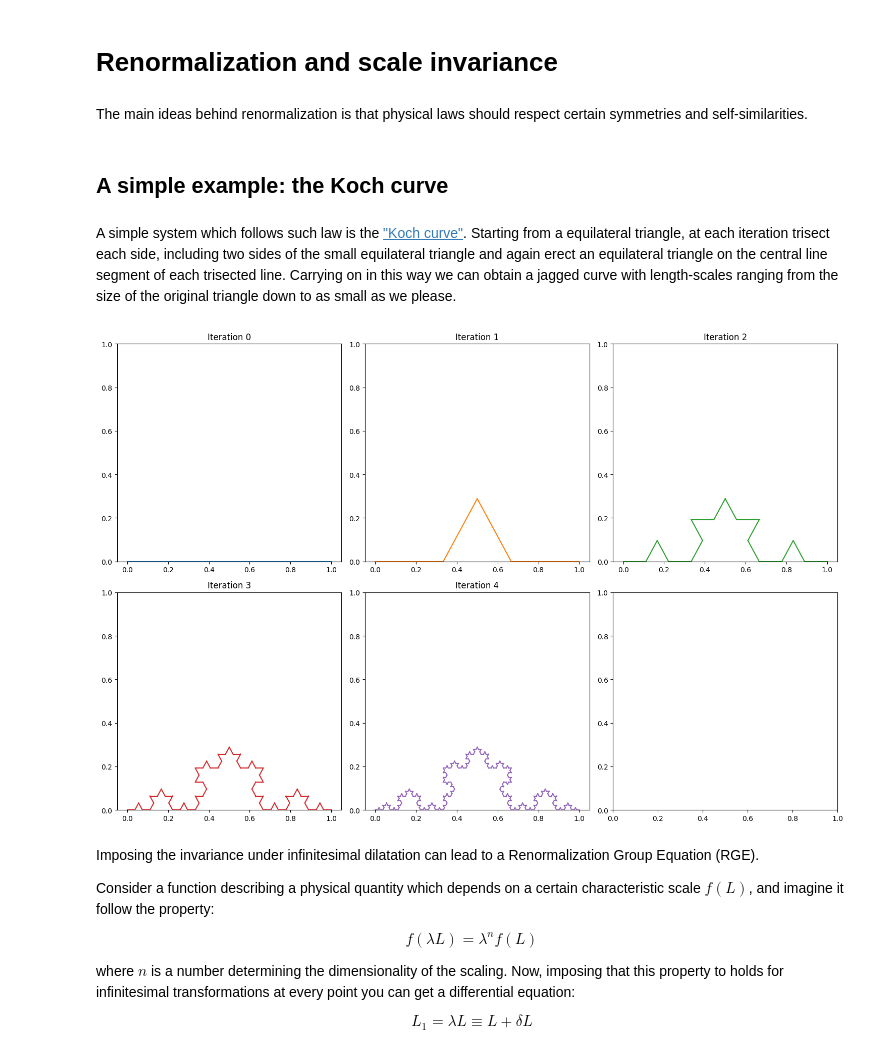
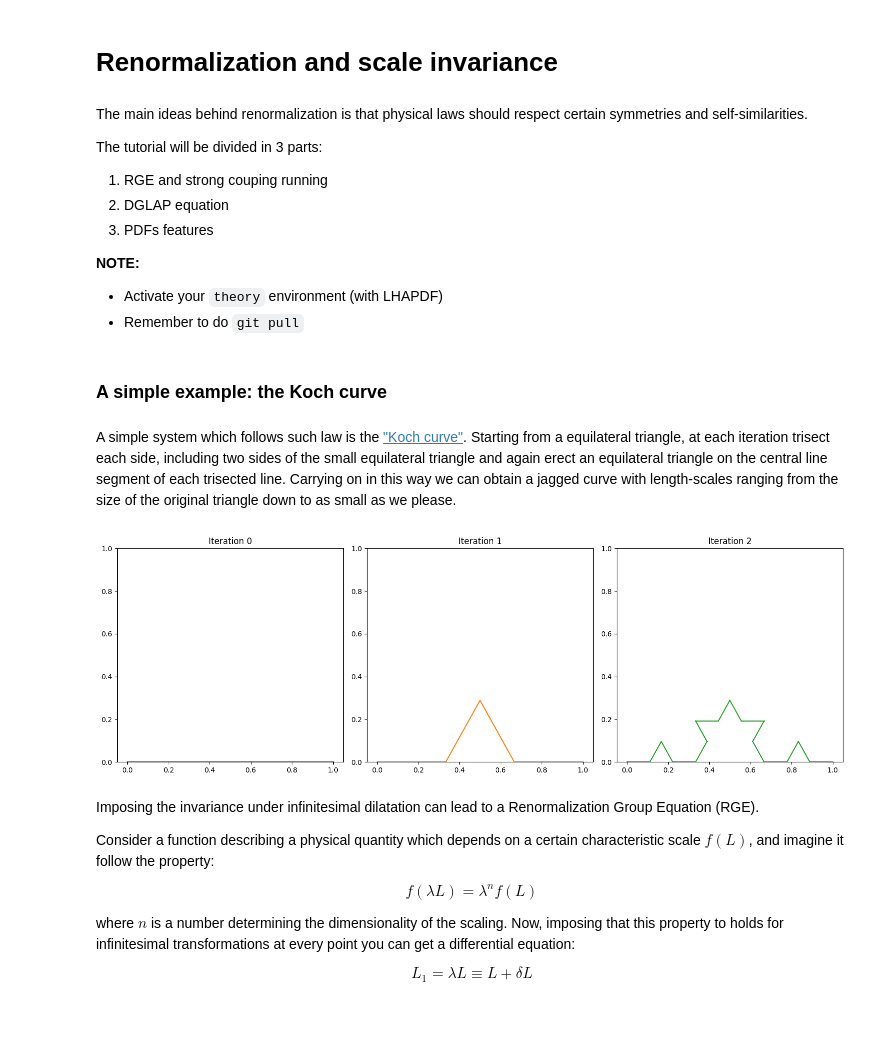
Before and after one commit to NNPDF/como-2023, a Jupyter notebook: w1t3-rge-pdfs/alpha_s.ipynb, the cells around one changed output. Saved outputs shown, nothing was run; the diff lists cells and outputs as text; code cells hidden in the pictures; blank space fills up the shorter version.

```diff
--- a/w1t3-rge-pdfs/alpha_s.ipynb
+++ b/w1t3-rge-pdfs/alpha_s.ipynb
@@ -6,8 +6,20 @@ import matplotlib.pyplot as plt
 # Renormalization and scale invariance
 # %% [markdown]
 The main ideas behind renormalization is that physical laws should respect certain symmetries and self-similarities.
+
+The tutorial will be divided in 3 parts:
+
+1.  RGE and strong couping running
+2.  DGLAP equation
+3.  PDFs features
+
+
+**NOTE:**
+
+* Activate your `theory` environment (with LHAPDF)
+* Remember to do `git pull`
 # %% [markdown]
-## A simple example: the Koch curve
+### A simple example: the Koch curve
 # %% [markdown]
 A simple system which follows such law is the ["Koch curve"](https://en.wikipedia.org/wiki/Koch_snowflake).
 Starting from a equilateral triangle, at each iteration trisect each side,
@@ -43,35 +55,35 @@ def koch_curve(x: npt.ArrayLike) -> npt.ArrayLike:
 
 
 # let's see it in action!
 L = 1.0
 start_points = np.array([[0, 0], [L, 0]])
-iterations = 4
+iterations = 2
 fig, axes = plt.subplots(
     1 + iterations // 3,
     3,
     figsize=(15, 5 * (1 + iterations // 3)),
     clear=True,
     layout="tight",
 )
 colors = plt.rcParams["axes.prop_cycle"].by_key()["color"]
 # iterate the prescription
 for i, ax, col in zip(range(0, iterations + 1), axes.flat, colors):
     if i == 0:
         # at iteration 0 we have a simple line
         all_points = [start_points]
     else:
         new_points = []
         # loop in present point
         for old_point in all_points:
             new_points.extend(koch_curve(old_point))
         # update the list of poitns
         all_points = new_points
     for pts in all_points:
         ax.plot(pts[:, 0], pts[:, 1], color=col)
     ax.set_title(f"Iteration {i}")
     ax.set_ylim(0, L)
 # %% [output]
-[figure, old version]
+[figure, new version]
 # %% [markdown]
 Imposing the invariance under infinitesimal dilatation can lead to a Renormalization Group Equation (RGE).
 
```
Also changed, not shown: parts of 7 cells of this notebook, 1 other file.
